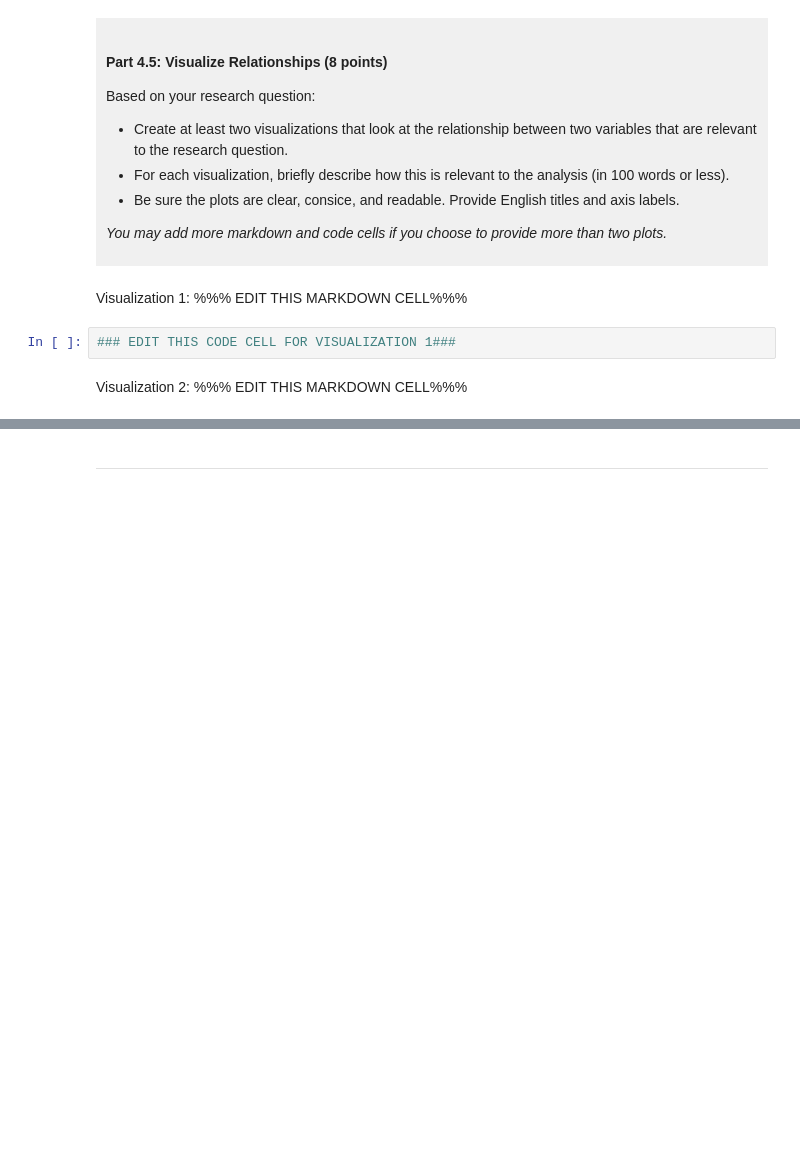
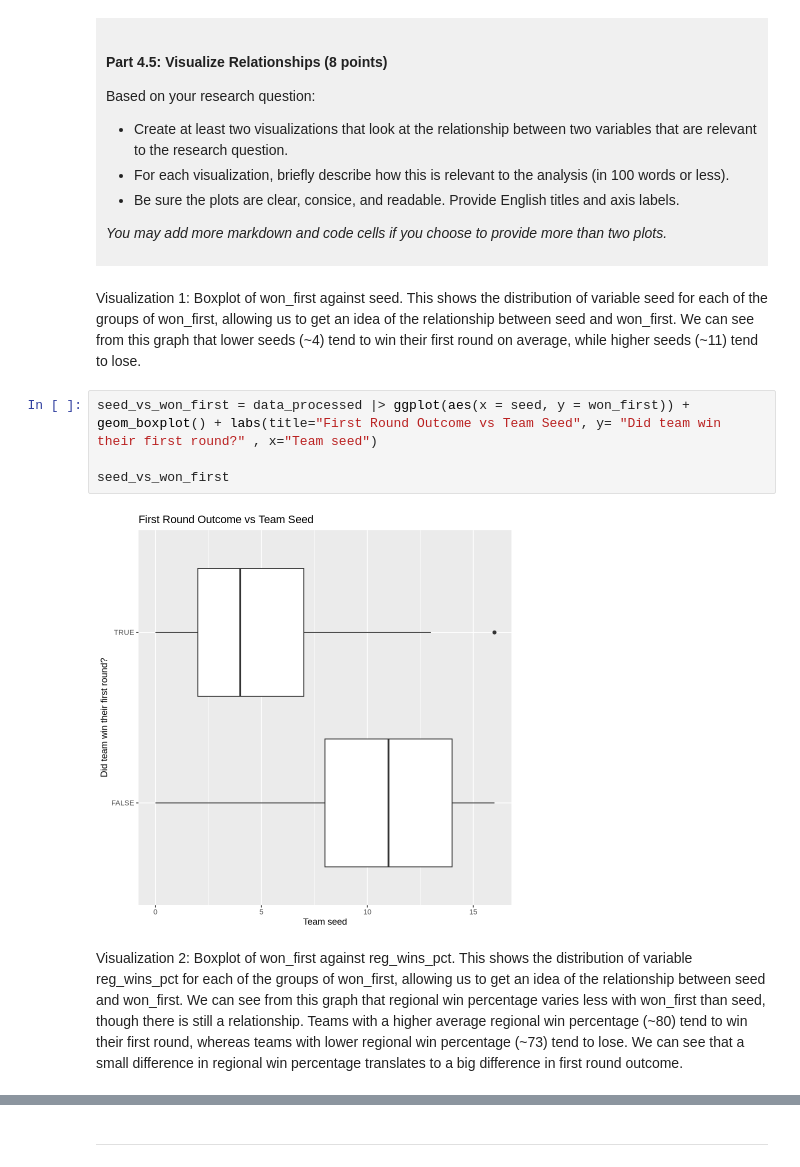
Before and after one commit to DarrylTse/dsci-100-project-darryl-tse, a Jupyter notebook: dsci-100-project-notebook.ipynb, the cells around one changed output, grey strips where cells are left out. Saved outputs shown, nothing was run; the diff lists cells and outputs as text; blank space fills up the shorter version.

```diff
--- a/dsci-100-project-notebook.ipynb
+++ b/dsci-100-project-notebook.ipynb
@@ -318,9 +353,13 @@ Based on your research question:
 *You may add more markdown and code cells if you choose to provide more than two plots.*
 </div>
 # %% [markdown]
-Visualization 1: %%% EDIT THIS MARKDOWN CELL%%%
+Visualization 1: Boxplot of won_first against seed. This shows the distribution of variable seed for each of the groups of won_first, allowing us to get an idea of the relationship between seed and won_first. We can see from this graph that lower seeds (\~4) tend to win their first round on average, while higher seeds (\~11) tend to lose.
 # %%
-### EDIT THIS CODE CELL FOR VISUALIZATION 1###
+seed_vs_won_first = data_processed |> ggplot(aes(x = seed, y = won_first)) + geom_boxplot() + labs(title="First Round Outcome vs Team Seed", y= "Did team win their first round?" , x="Team seed")
+
+seed_vs_won_first
+# %% [output]
+[figure, added]
 # %% [markdown]
-Visualization 2: %%% EDIT THIS MARKDOWN CELL%%%
+Visualization 2: Boxplot of won_first against reg_wins_pct. This shows the distribution of variable reg_wins_pct for each of the groups of won_first, allowing us to get an idea of the relationship between seed and won_first. We can see from this graph that regional win percentage varies less with won_first than seed, though there is still a relationship. Teams with a higher average regional win percentage (\~80) tend to win their first round, whereas teams with lower regional win percentage (\~73) tend to lose. We can see that a small difference in regional win percentage translates to a big difference in first round outcome.
 # %%
```
Also changed, not shown: parts of 7 cells of this notebook.
